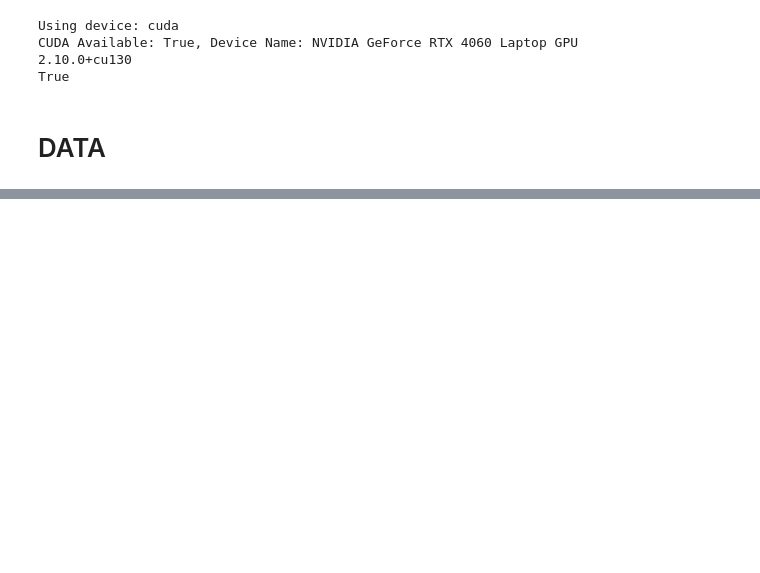
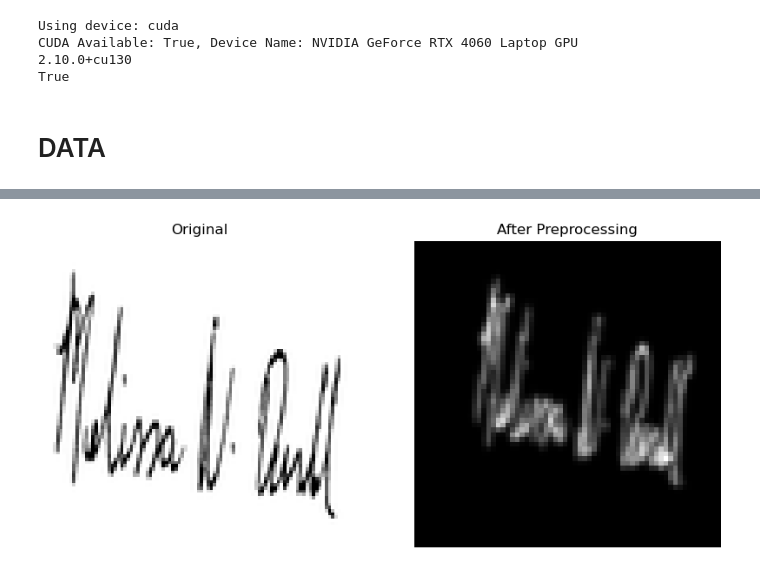
Before and after one commit to Sujan-13/Signature_Verification2, a Jupyter notebook: test_gpu-Copy4.ipynb, the cells around one changed output, grey strips where cells are left out. Saved outputs shown, nothing was run; the diff lists cells and outputs as text; code cells hidden in the pictures; blank space fills up the shorter version.

```diff
--- a/test_gpu-Copy4.ipynb
+++ b/test_gpu-Copy4.ipynb
@@ -323,3 +202,35 @@ class SiameseCNN(nn.Module):
+# %%
+train_transform = transforms.Compose([
+    transforms.Resize((64, 64)),
+    transforms.Pad(8, fill=255, padding_mode='constant'),
+    transforms.RandomAffine(degrees=15, translate=(0.08, 0.08), scale=(0.98, 1.1), fill=255),
+    transforms.RandomPerspective(distortion_scale=0.2, p=0.25, fill=255),
+    transforms.RandomApply(
+        [transforms.GaussianBlur(3, sigma=(0.1, 0.5))],
+        p=0.3
+    ),
+    transforms.Resize((64, 64)),
+    transforms.RandomInvert(p=1.0),
+    transforms.ToTensor(),
+    transforms.Normalize((0.5,), (0.5,)),
+    # transforms.RandomErasing(p=0.05, scale=(0.02,0.05), ratio=(0.3,3.3))
+])# Load a raw signature
+test_img = Image.open('./content/testfin/train_sig/full_forg/forgeries_042_22.png')
+
+# Show before/after preprocessing
+fig, axes = plt.subplots(1, 2, figsize=(10, 5))
+axes[0].imshow(test_img, cmap='gray')
+axes[0].set_title('Original')
+axes[0].axis('off')
+
+transformed = train_transform(test_img)
+axes[1].imshow(transformed.squeeze(), cmap='gray')
+axes[1].set_title('After Preprocessing')
+axes[1].axis('off')
+
+plt.show()
+# %% [output]
+[figure, added]
 # %%
 class ImprovedContrastiveLoss(nn.Module):
     def __init__(self, margin=1.0, forgery_weight=1.5):
```
Also changed, not shown: parts of 10 cells of this notebook, 3 other files.
